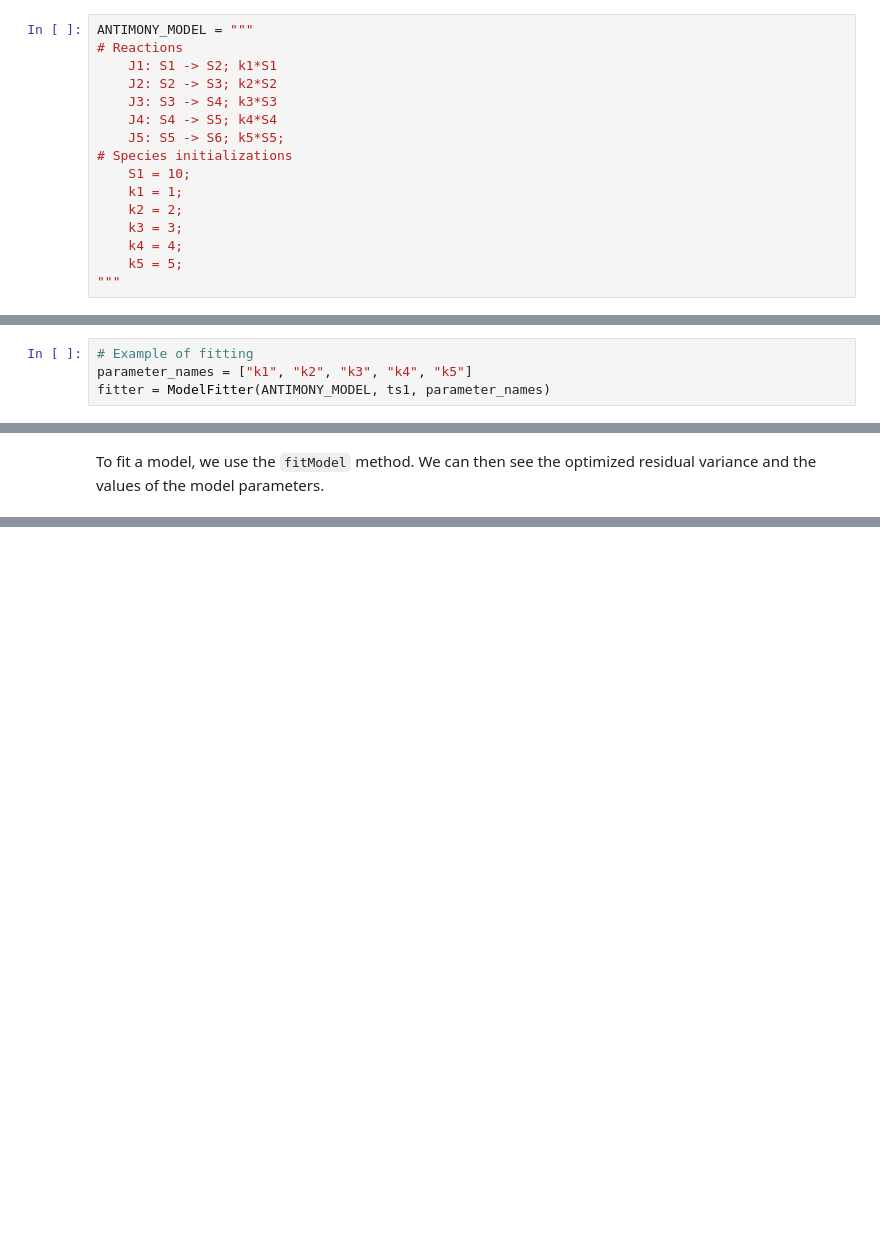
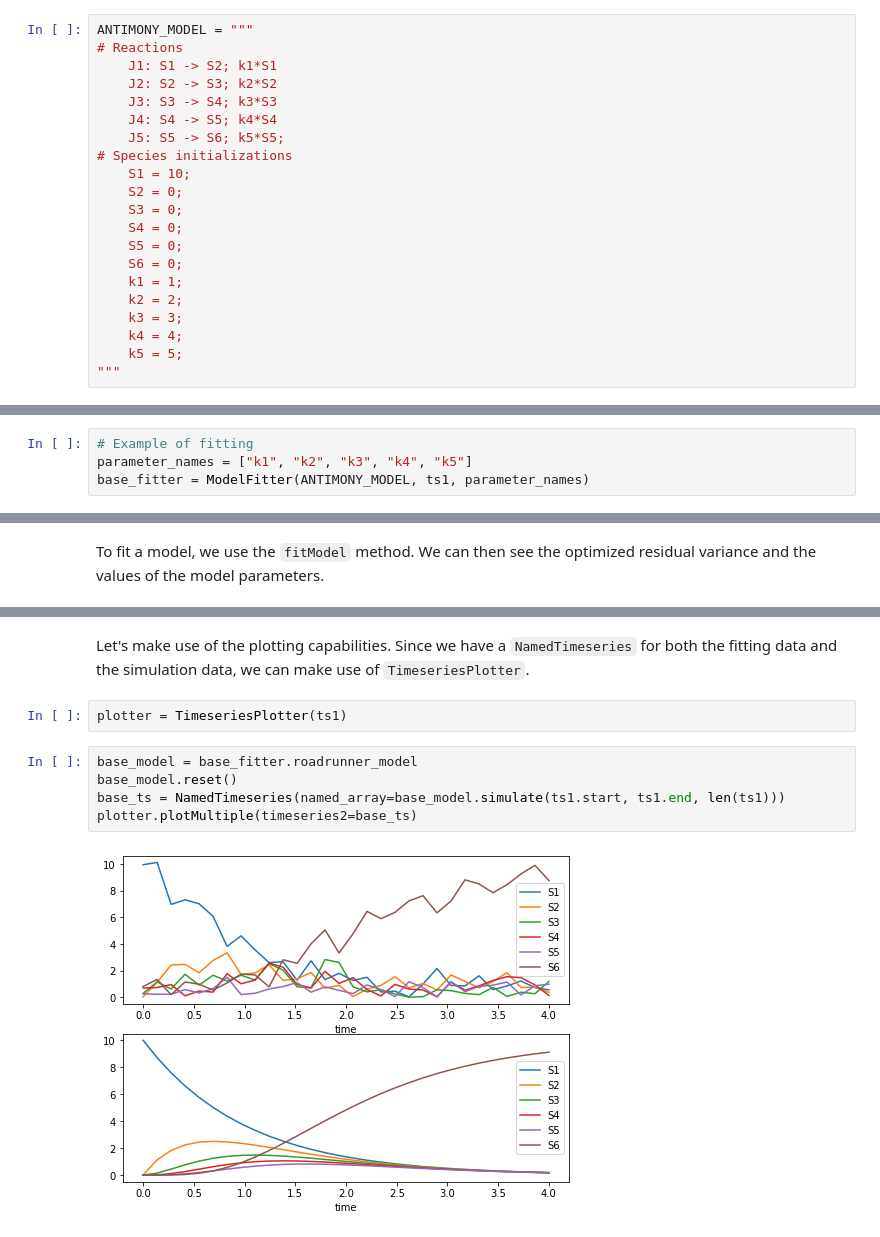
Before and after one commit to sys-bio/teUtils, a Jupyter notebook: teUtils/teUtils/Tutorial on Utilities for Model Fitting.ipynb, the cells around one changed output, grey strips where cells are left out. Saved outputs shown, nothing was run; the diff lists cells and outputs as text; blank space fills up the shorter version.

Commit message:
Fixed bug in timeseries_plotter; complete draft of tutorial

```diff
--- a/teUtils/teUtils/Tutorial on Utilities for Model Fitting.ipynb
+++ b/teUtils/teUtils/Tutorial on Utilities for Model Fitting.ipynb
@@ -219,6 +220,11 @@ ANTIMONY_MODEL = """
     J5: S5 -> S6; k5*S5;
 # Species initializations
     S1 = 10;
+    S2 = 0;
+    S3 = 0;
+    S4 = 0;
+    S5 = 0;
+    S6 = 0;
     k1 = 1;
     k2 = 2;
     k3 = 3;
@@ -264,7 +272,7 @@ The class ``ModelFitter`` is used to do fitting. The constructor must specify al
 # %%
 # Example of fitting
 parameter_names = ["k1", "k2", "k3", "k4", "k5"]
-fitter = ModelFitter(ANTIMONY_MODEL, ts1, parameter_names)
+base_fitter = ModelFitter(ANTIMONY_MODEL, ts1, parameter_names)
 # %% [markdown]
 The fitter object contains some interesting information.
 # %%
@@ -303,0 +335,11 @@ To fit a model, we use the ``fitModel`` method. We can then see the optimized re
+# %% [markdown]
+Let's make use of the plotting capabilities. Since we have a ``NamedTimeseries`` for both the fitting data and the simulation data, we can make use of ``TimeseriesPlotter``.
+# %%
+plotter = TimeseriesPlotter(ts1)
+# %%
+base_model = base_fitter.roadrunner_model
+base_model.reset()
+base_ts = NamedTimeseries(named_array=base_model.simulate(ts1.start, ts1.end, len(ts1)))
+plotter.plotMultiple(timeseries2=base_ts)
+# %% [output]
+[figure, added]
```
Also changed, not shown: parts of 19 cells of this notebook, 1 other file.
